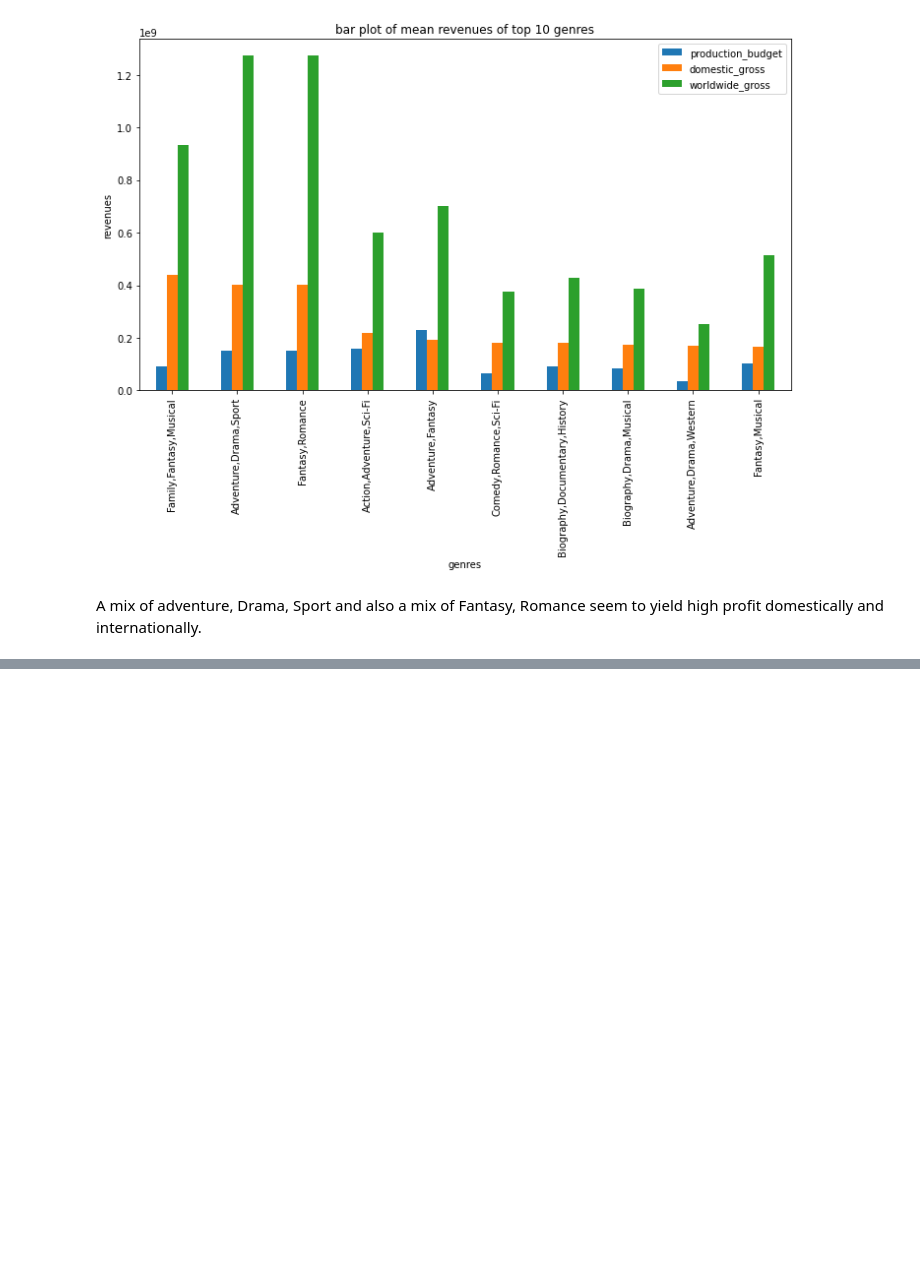
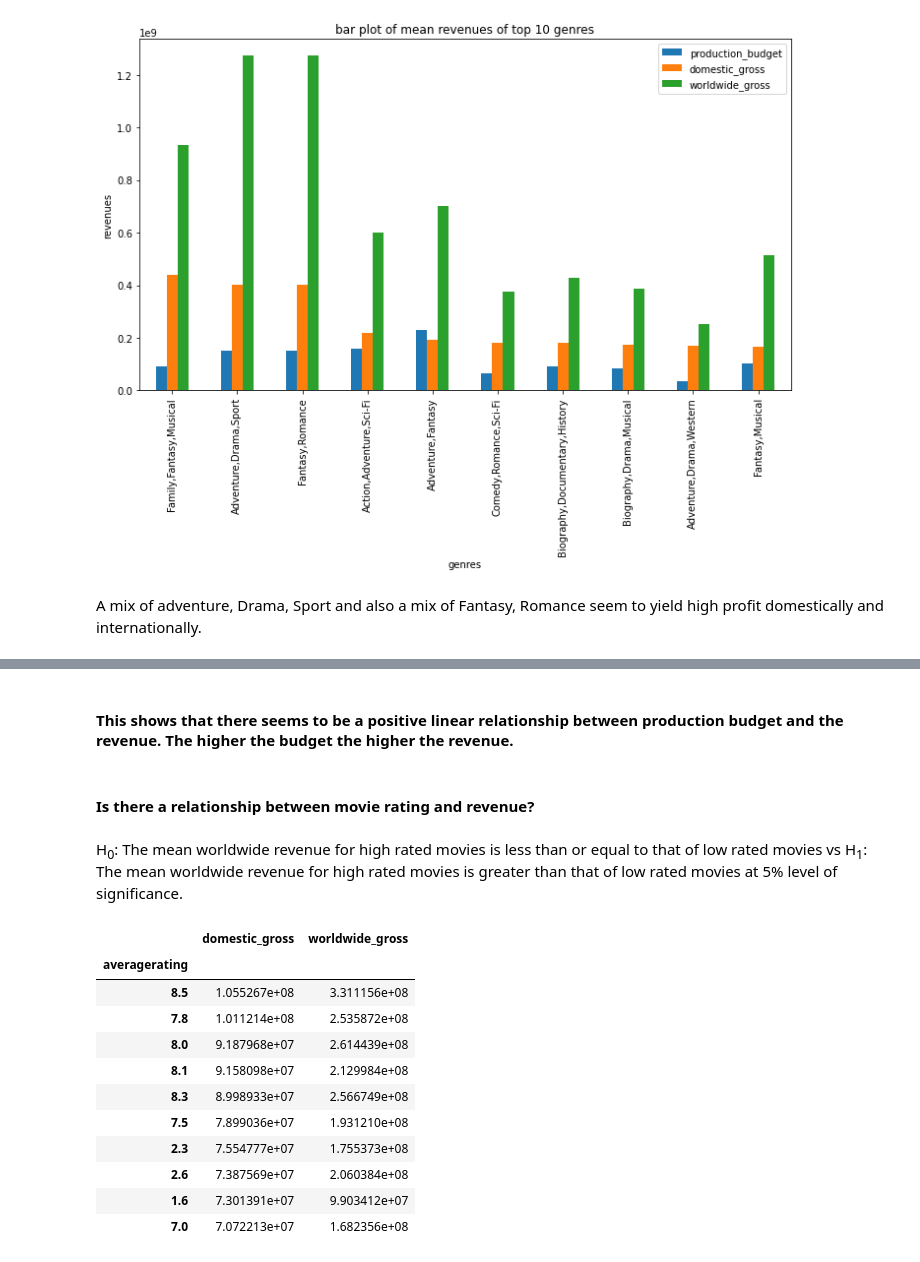
Before and after one commit to Graham-49/Phase2-project, a Jupyter notebook: notebooks/victor.ipynb, the cells around one changed output, grey strips where cells are left out. Drawn from its saved outputs; the diff is of its cells as text; code cells hidden in the pictures; blank space fills up the shorter version.

```diff
--- a/notebooks/victor.ipynb
+++ b/notebooks/victor.ipynb
@@ -148,0 +174,22 @@ A mix of adventure, Drama, Sport and also a mix of Fantasy, Romance seem to yiel
+# %% [markdown]
+#### This shows that there seems to be a positive linear relationship between production budget and the revenue. The higher the budget the higher the revenue.
+# %% [markdown]
+#### Is there a relationship between movie rating and revenue?
+# %% [markdown]
+H<sub>0</sub>: The mean worldwide revenue for high rated movies is less than or equal to that of low rated movies vs
+H<sub>1</sub>: The mean worldwide revenue for high rated movies is greater than that of low rated movies at 5% level of significance.
+# %%
+movie_details_and_revenue.groupby('averagerating')[['domestic_gross','worldwide_gross']].mean().sort_values(by=['domestic_gross','worldwide_gross'],ascending=False).head(10)
+# %% [output]
+|  | domestic_gross | worldwide_gross |
+| averagerating |  |  |
+| 8.5 | 1.055267e+08 | 3.311156e+08 |
+| 7.8 | 1.011214e+08 | 2.535872e+08 |
+| 8.0 | 9.187968e+07 | 2.614439e+08 |
+| 8.1 | 9.158098e+07 | 2.129984e+08 |
+| 8.3 | 8.998933e+07 | 2.566749e+08 |
+| 7.5 | 7.899036e+07 | 1.931210e+08 |
+| 2.3 | 7.554777e+07 | 1.755373e+08 |
+| 2.6 | 7.387569e+07 | 2.060384e+08 |
+| 1.6 | 7.301391e+07 | 9.903412e+07 |
+| 7.0 | 7.072213e+07 | 1.682356e+08 |
```
Also changed, not shown: parts of 11 cells of this notebook.
